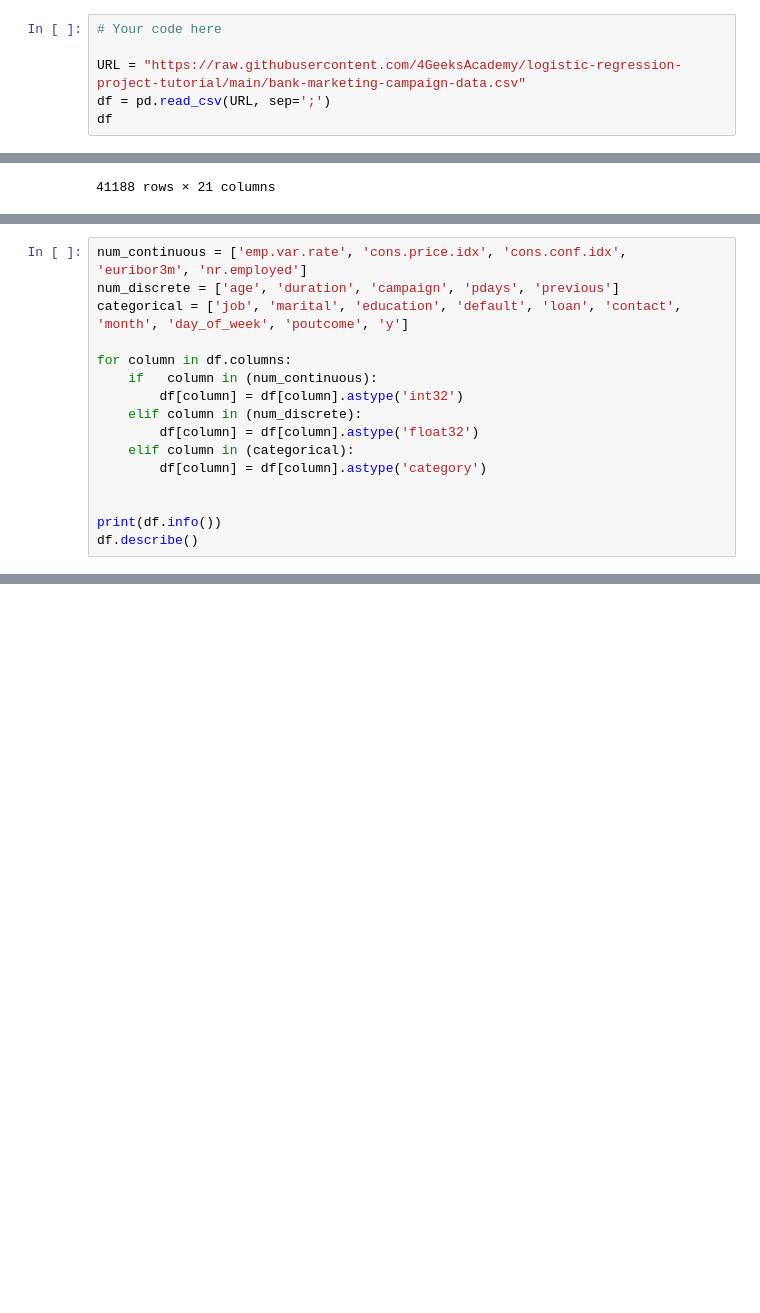
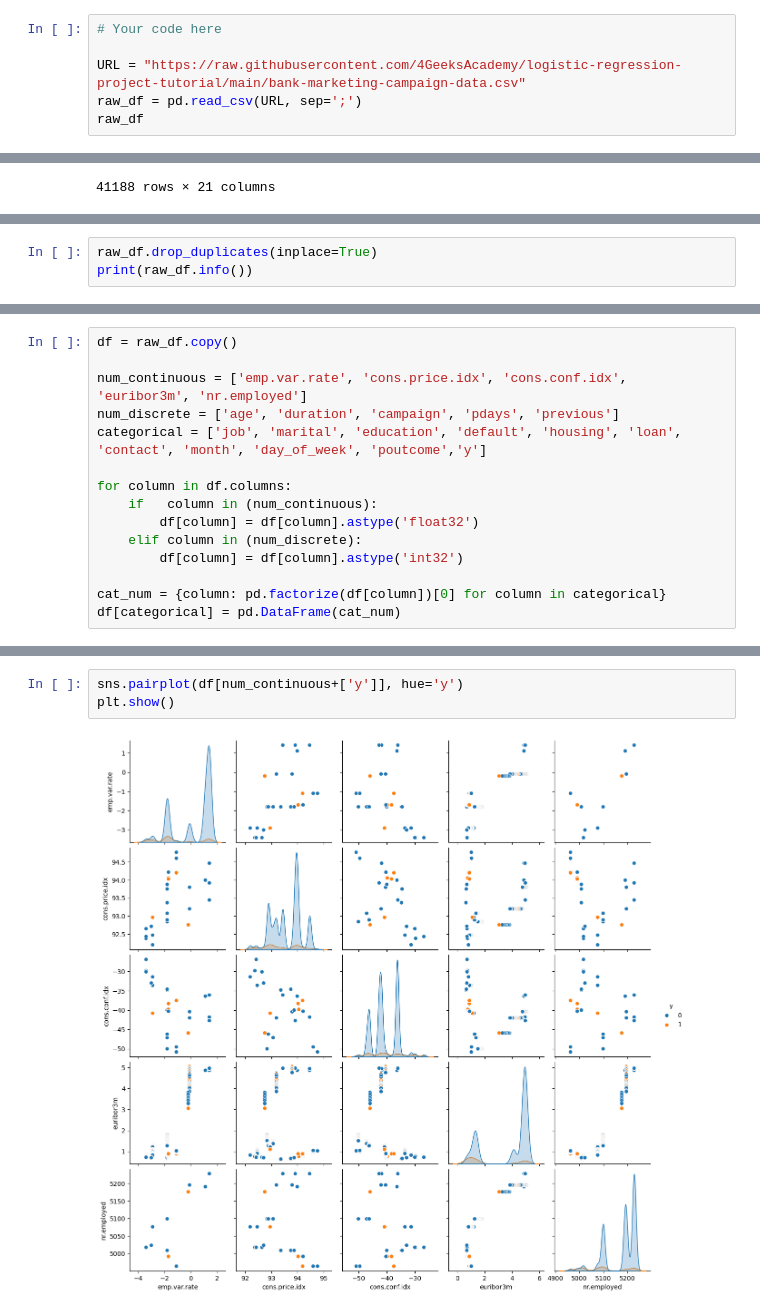
Before and after one commit to ShadekJaramillo/Logistic-regression-tutorial, a Jupyter notebook: src/explore.ipynb, the cells around one changed output, grey strips where cells are left out. Cells and saved outputs as stored; diff of their text form; blank space fills up the shorter version.

Commit message:
added pairplot graphs to explore.ipynb

```diff
--- a/src/explore.ipynb
+++ b/src/explore.ipynb
@@ -8,8 +10,8 @@ from sklearn.linear_model import LogisticRegression
 # Your code here
 
 URL = "https://raw.githubusercontent.com/4GeeksAcademy/logistic-regression-project-tutorial/main/bank-marketing-campaign-data.csv"
-df = pd.read_csv(URL, sep=';')
-df
+raw_df = pd.read_csv(URL, sep=';')
+raw_df
 # %% [output]
 |  | age | job | marital | education | default | housing | loan | contact | month | day_of_week | ... |
 | 0 | 56 | housemaid | married | basic.4y | no | no | no | telephone | may | mon | ... |
@@ -26,0 +59,3 @@ df
+# %%
+raw_df.drop_duplicates(inplace=True)
+print(raw_df.info())
@@ -27,16 +80,15 @@ df
 # %%
+df = raw_df.copy()
+
 num_continuous = ['emp.var.rate', 'cons.price.idx', 'cons.conf.idx', 'euribor3m', 'nr.employed']
 num_discrete = ['age', 'duration', 'campaign', 'pdays', 'previous']
-categorical = ['job', 'marital', 'education', 'default', 'loan', 'contact', 'month', 'day_of_week', 'poutcome', 'y']
+categorical = ['job', 'marital', 'education', 'default', 'housing', 'loan', 'contact', 'month', 'day_of_week', 'poutcome','y']
 
 for column in df.columns:
     if   column in (num_continuous):
+        df[column] = df[column].astype('float32')
+    elif column in (num_discrete):
         df[column] = df[column].astype('int32')
-    elif column in (num_discrete):
-        df[column] = df[column].astype('float32')
-    elif column in (categorical):
-        df[column] = df[column].astype('category')
 
-
-print(df.info())
-df.describe()
+cat_num = {column: pd.factorize(df[column])[0] for column in categorical}
+df[categorical] = pd.DataFrame(cat_num)
@@ -69,0 +101,5 @@ None
+# %%
+sns.pairplot(df[num_continuous+['y']], hue='y')
+plt.show()
+# %% [output]
+[figure, added]
```
Also changed, not shown: parts of 6 cells of this notebook.
